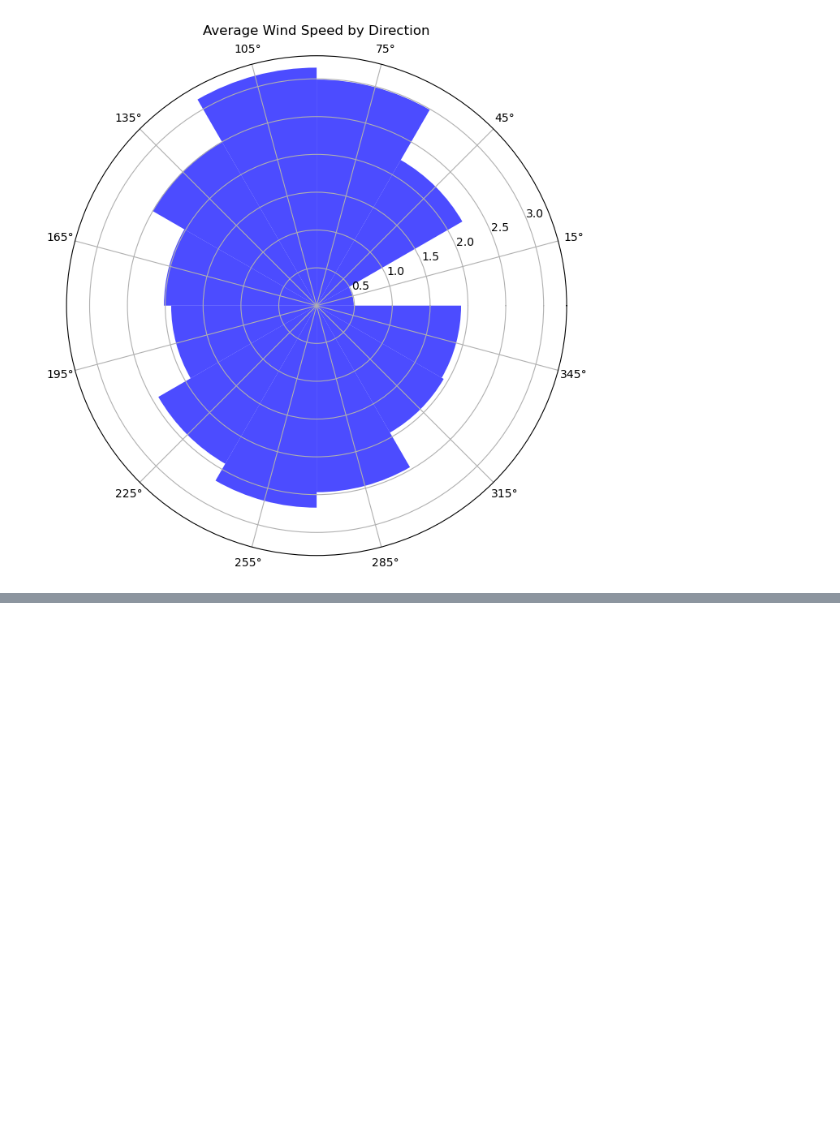
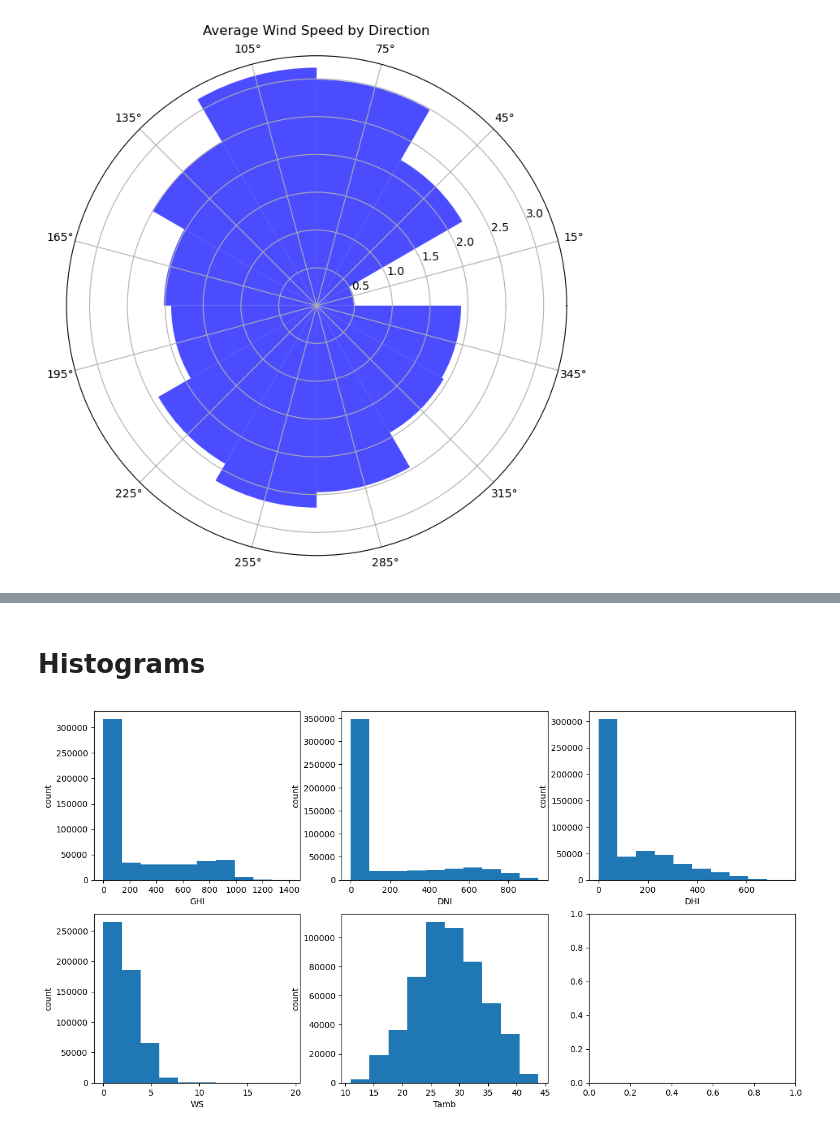
Before and after one commit to feysail/Week_0, a Jupyter notebook: notebooks/bennin-malevie.ipynb, the cells around one changed output, grey strips where cells are left out. Cells and saved outputs as stored; diff of their text form; code cells hidden in the pictures; blank space fills up the shorter version.

```diff
--- a/notebooks/bennin-malevie.ipynb
+++ b/notebooks/bennin-malevie.ipynb
@@ -213,0 +258,13 @@ plt.show()
+# %% [markdown]
+# Histograms
+# %%
+fig,axes=plt.subplots(2,3,figsize=(15,8))
+axes=axes.flatten()
+list=['GHI','DNI','DHI','WS','Tamb']
+for i,feature in enumerate(list):
+    axes[i].hist(df[feature])
+    axes[i].set_xlabel(feature)
+    axes[i].set_ylabel('count')
+plt.show()
+# %% [output]
+[figure, added]
```
Also changed, not shown: parts of 10 cells of this notebook.
